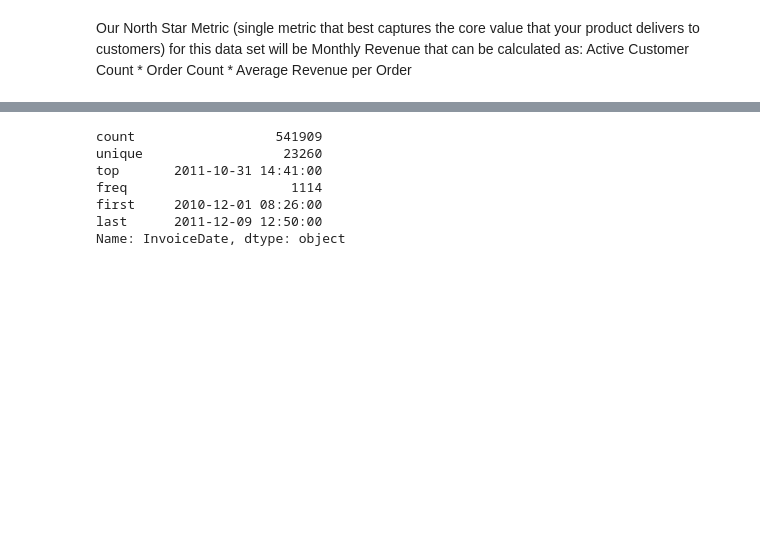
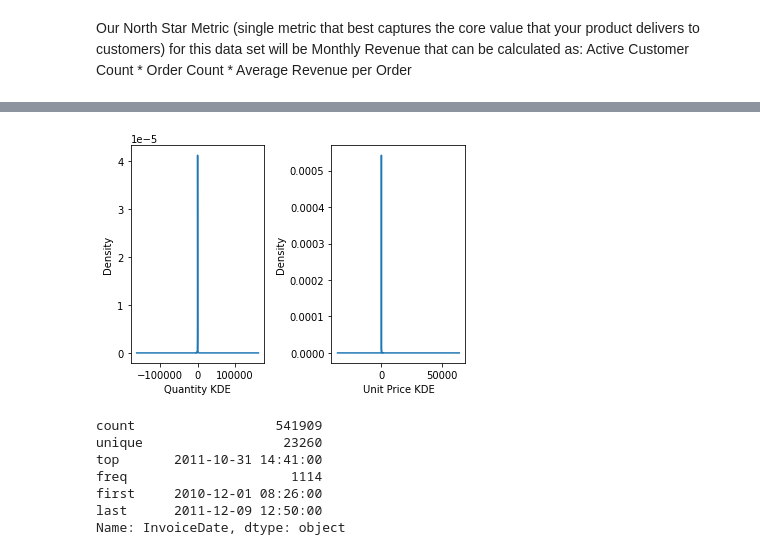
Before and after one commit to finlytics-hub/customer_analytics, a Jupyter notebook: 1_Know_your_Metrics.ipynb, the cells around one changed output, grey strips where cells are left out. Drawn from its saved outputs; the diff is of its cells as text; code cells hidden in the pictures; blank space fills up the shorter version.

```diff
--- a/1_Know_your_Metrics.ipynb
+++ b/1_Know_your_Metrics.ipynb
@@ -63,3 +76,12 @@ Our North Star Metric (single metric that best captures the core value that your
+# %%
+plt.subplot(1, 2, 1, xlabel = "Quantity KDE")
+tx_data["Quantity"].plot.kde()
+plt.subplot(1, 2, 2, xlabel = "Unit Price KDE")
+tx_data["UnitPrice"].plot.kde()
+plt.subplots_adjust(wspace = 0.5)
+plt.show()
+# %% [output]
+[figure, added]
 # %%
 # Convert InvoiceDate to DateTime format
 tx_data['InvoiceDate'] = pd.to_datetime(tx_data['InvoiceDate'])
```
Also changed, not shown: parts of 4 cells of this notebook.
